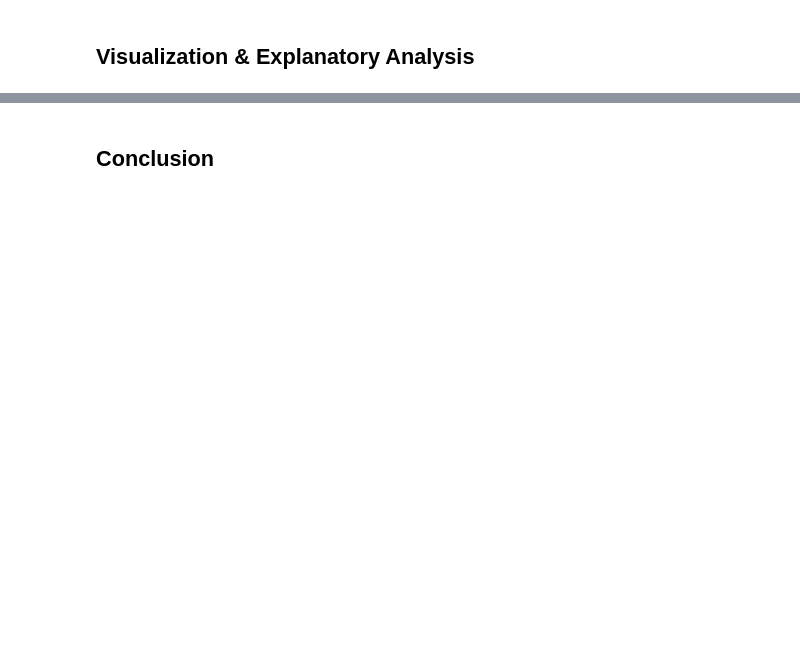
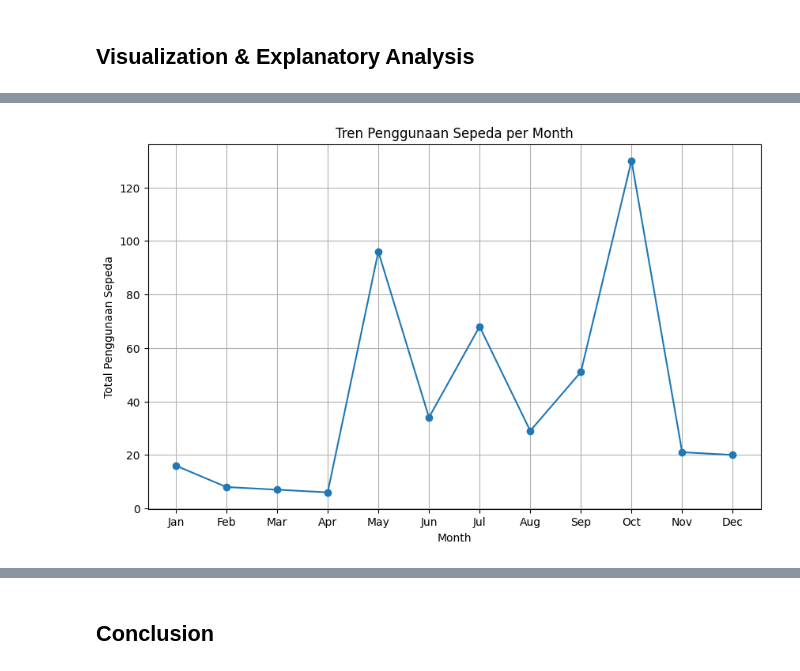
Before and after one commit to habibiramadhan/Simple-Analisis-Data, a Jupyter notebook: Copy_of_Proyek_Analisis_Data.ipynb, the cells around one changed output, grey strips where cells are left out. Drawn from its saved outputs; the diff is of its cells as text; code cells hidden in the pictures; blank space fills up the shorter version.

```diff
--- a/Copy_of_Proyek_Analisis_Data.ipynb
+++ b/Copy_of_Proyek_Analisis_Data.ipynb
@@ -195,0 +371,11 @@ Data Duplicate:  0
+# %%
+day_df = pd.read_csv("dataset/day.csv")
+hour_df = pd.read_csv("dataset/hour.csv")
+# %%
+day_df['dteday'] = pd.to_datetime(day_df['dteday'])
+hour_df['dteday'] = pd.to_datetime(hour_df['dteday'])
+# %%
+merged_df = pd.merge(day_df, hour_df, on='dteday')
+# %%
+merged_df['month'] = merged_df['dteday'].dt.month
+monthly_total = merged_df.groupby('month')['cnt_y'].first()
@@ -201,0 +427,11 @@ Data Duplicate:  0
+# %%
+plt.figure(figsize=(10, 6))
+plt.plot(monthly_total.index, monthly_total.values, marker='o', linestyle='-')
+plt.title('Tren Penggunaan Sepeda per Month')
+plt.xlabel('Month')
+plt.ylabel('Total Penggunaan Sepeda')
+plt.xticks(range(1, 13), ['Jan', 'Feb', 'Mar', 'Apr', 'May', 'Jun', 'Jul', 'Aug', 'Sep', 'Oct', 'Nov', 'Dec'])
+plt.grid(True)
+plt.show()
+# %% [output]
+[figure, added]
```
Also changed, not shown: parts of 39 cells of this notebook, 1 other file.
